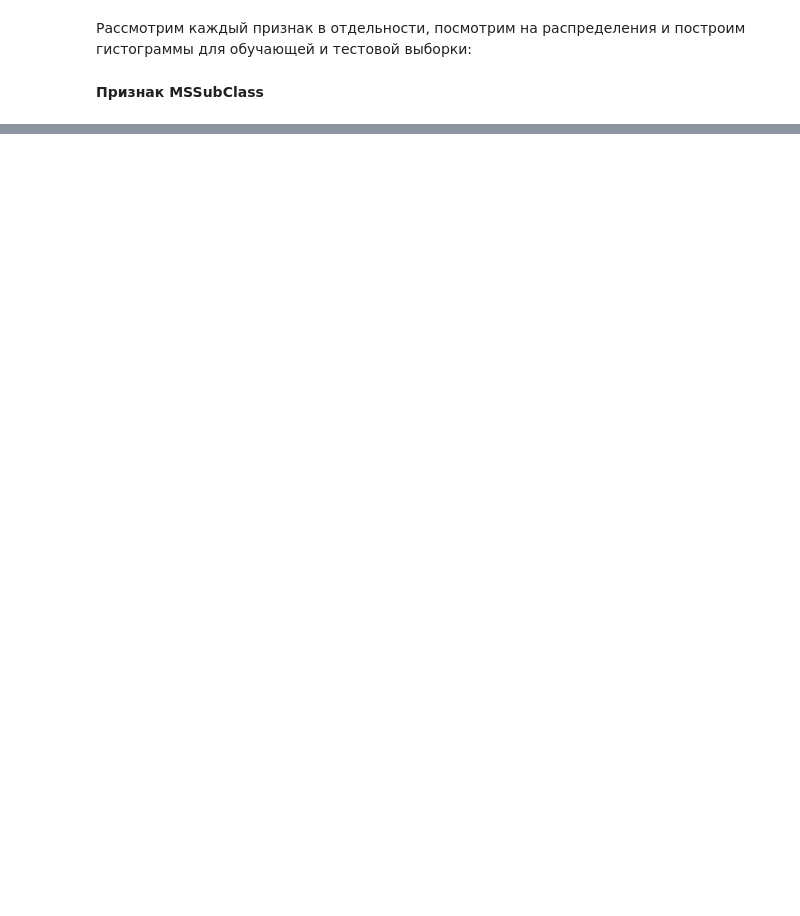
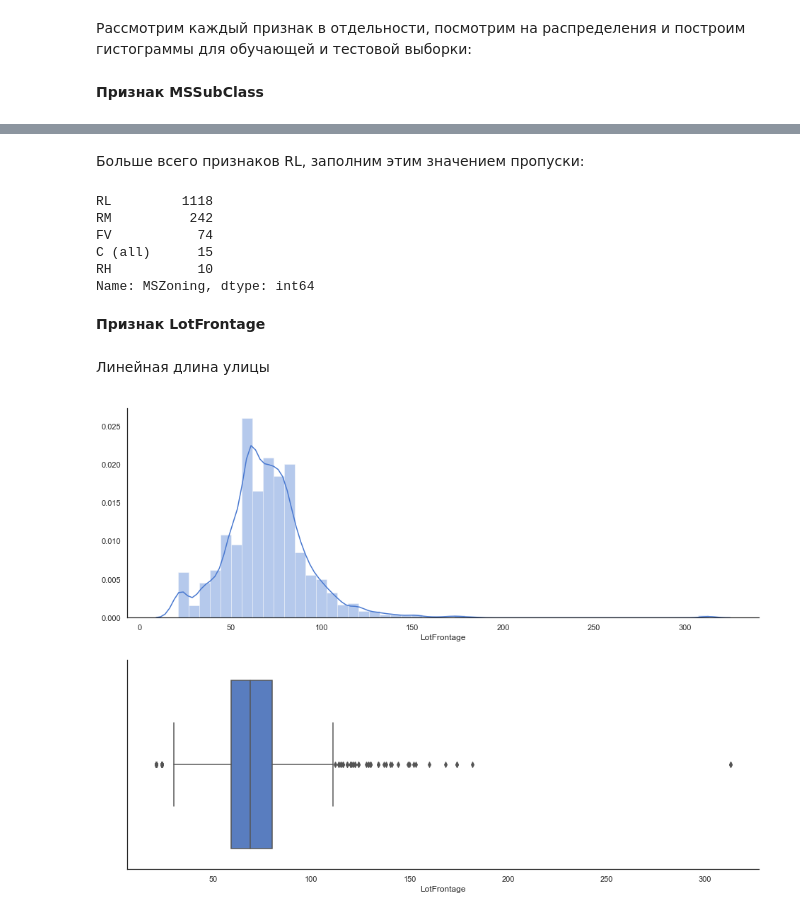
Before and after one commit to rusantsovsv/my_kaggle, a Jupyter notebook: house_prices/house_prices.ipynb, the cells around one changed output, grey strips where cells are left out. Drawn from its saved outputs; the diff is of its cells as text; code cells hidden in the pictures; blank space fills up the shorter version.

```diff
--- a/house_prices/house_prices.ipynb
+++ b/house_prices/house_prices.ipynb
@@ -92,0 +233,2 @@ def show_nan(data):
+# %% [markdown]
+Больше всего признаков RL, заполним этим значением пропуски:
@@ -92,0 +237,17 @@ def show_nan(data):
+# %%
+test['MSZoning'].value_counts()
+# %% [output]
+RL         1118
+RM          242
+FV           74
+C (all)      15
+RH           10
+Name: MSZoning, dtype: int64
+# %% [markdown]
+**Признак LotFrontage**
+# %% [markdown]
+Линейная длина улицы
+# %%
+show_hist_and_box(train['LotFrontage'])
+# %% [output]
+[figure, added]
```
Also changed, not shown: parts of 115 cells of this notebook, 1 other file.
